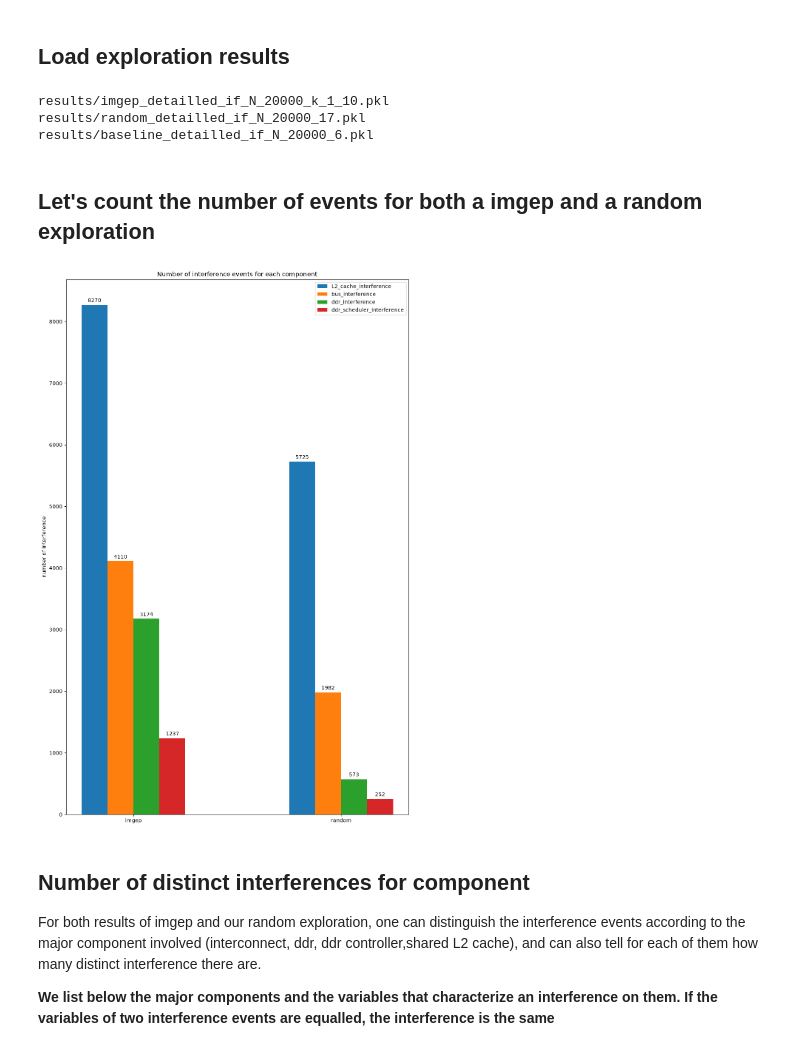
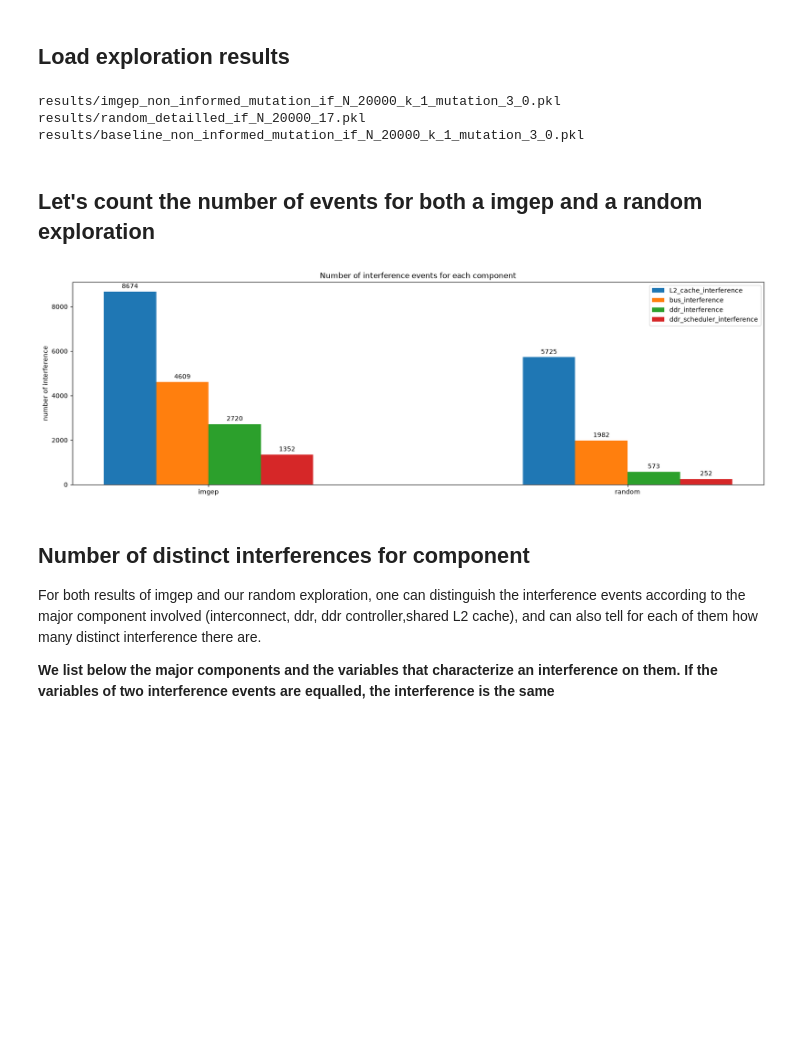
Before and after one commit to Ludoviccccc/Aixia_nouvelle_approche, a Jupyter notebook: analysis_imgep_if.ipynb, the cells around one changed output. Saved outputs shown, nothing was run; the diff lists cells and outputs as text; code cells hidden in the pictures; blank space fills up the shorter version.

Commit message:
change illustrations

```diff
--- a/analysis_imgep_if.ipynb
+++ b/analysis_imgep_if.ipynb
@@ -95,40 +95,41 @@ from sklearn.cluster import HDBSCAN
 folder = "results"
 N = 20000
 k=1
-name_imgep = f'{folder}/imgep_detailled_if_N_{N}_k_{k}'
+num_mutations = 3
+name_imgep = f'{folder}/imgep_non_informed_mutation_if_N_{N}_k_{k}_mutation_{num_mutations}'
 name_random = f'{folder}/random_detailled_if_N_{N}'
-name_baseline = f'{folder}/baseline_detailled_if_N_{N}'
+name_baseline = f'{folder}/baseline_non_informed_mutation_if_N_{N}_k_{k}_mutation_{num_mutations}'
 content_imgep,name_imgep = load(name_imgep)
 content_random,name_random = load(name_random)
 content_baseline,name_baseline = load(name_baseline)
 # %% [output]
-results/imgep_detailled_if_N_20000_k_1_10.pkl
+results/imgep_non_informed_mutation_if_N_20000_k_1_mutation_3_0.pkl
 results/random_detailled_if_N_20000_17.pkl
-results/baseline_detailled_if_N_20000_6.pkl
+results/baseline_non_informed_mutation_if_N_20000_k_1_mutation_3_0.pkl
 # %% [markdown]
 ## Let's count the number of events for both a imgep and a random exploration
 # %%
 nb_events = {}
 for j,content in enumerate([content_random,content_imgep]):
     for type_if in content_imgep['memory_observation']:
         keys = list(content['memory_observation'][type_if].keys())
         nb_events[type_if] = (len(content_imgep['memory_observation'][type_if].columns),len(content_random['memory_observation'][type_if].columns))
 
-fig, ax = plt.subplots(layout='constrained',figsize=(10,15))
+fig, ax = plt.subplots(layout='constrained',figsize=(16,5))
 
 res = ax.grouped_bar(nb_events, tick_labels=['imgep','random'], group_spacing=4)
 for container in res.bar_containers:
     ax.bar_label(container, padding=3)
 
 # Add some text for labels, title, etc.
 ax.set_ylabel('number of interference')
 ax.set_title('Number of interference events for each component')
 ax.legend(loc='upper right', ncols=1)
 #ax.set_ylim(0, 250)
-plt.savefig('nb_events.pdf')
+plt.savefig('illustrations/nb_events.pdf')
 plt.show()
 # %% [output]
-[figure, old version]
+[figure, new version]
 # %% [markdown]
 ## Number of distinct interferences for component
 For both results of imgep and our random exploration, one can distinguish the interference events according to the major component involved (interconnect, ddr, ddr controller,shared L2 cache), and can also tell for each of them how many distinct interference there are.
```
Also changed, not shown: parts of 17 cells of this notebook.
